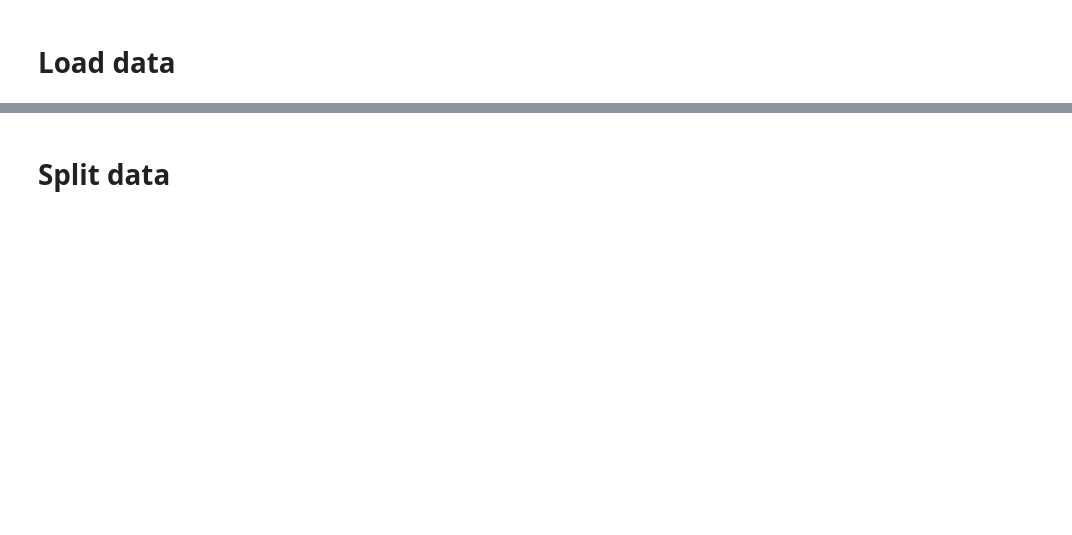
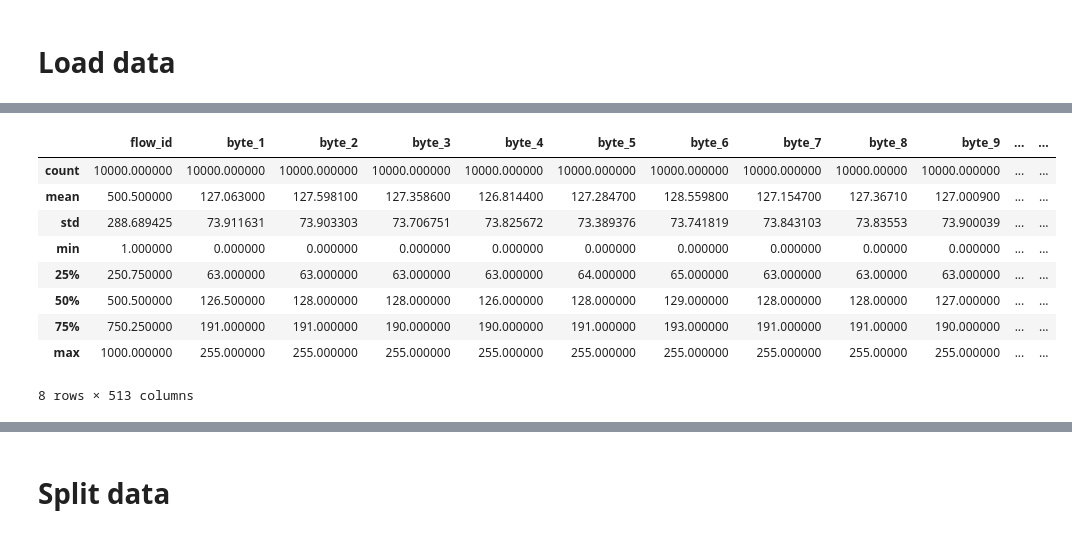
Before and after one commit to KamiYuri/doh-exfitration-detector, a Jupyter notebook: DOH_exfiltration_categorize.ipynb, the cells around one changed output, grey strips where cells are left out. Drawn from its saved outputs; the diff is of its cells as text; code cells hidden in the pictures; blank space fills up the shorter version.

```diff
--- a/DOH_exfiltration_categorize.ipynb
+++ b/DOH_exfiltration_categorize.ipynb
@@ -59,3 +93,16 @@ dnscat2_data.describe()
+# %%
+iodine_data.describe()
+# %% [output]
+|  | flow_id | byte_1 | byte_2 | byte_3 | byte_4 | byte_5 | byte_6 | byte_7 | byte_8 | byte_9 | ... | ... |
+| count | 10000.000000 | 10000.000000 | 10000.000000 | 10000.000000 | 10000.000000 | 10000.000000 | 10000.000000 | 10000.000000 | 10000.00000 | 10000.000000 | ... | ... |
+| mean | 500.500000 | 127.063000 | 127.598100 | 127.358600 | 126.814400 | 127.284700 | 128.559800 | 127.154700 | 127.36710 | 127.000900 | ... | ... |
+| std | 288.689425 | 73.911631 | 73.903303 | 73.706751 | 73.825672 | 73.389376 | 73.741819 | 73.843103 | 73.83553 | 73.900039 | ... | ... |
+| min | 1.000000 | 0.000000 | 0.000000 | 0.000000 | 0.000000 | 0.000000 | 0.000000 | 0.000000 | 0.00000 | 0.000000 | ... | ... |
+| 25% | 250.750000 | 63.000000 | 63.000000 | 63.000000 | 63.000000 | 64.000000 | 65.000000 | 63.000000 | 63.00000 | 63.000000 | ... | ... |
+| 50% | 500.500000 | 126.500000 | 128.000000 | 128.000000 | 126.000000 | 128.000000 | 129.000000 | 128.000000 | 128.00000 | 127.000000 | ... | ... |
+| 75% | 750.250000 | 191.000000 | 191.000000 | 190.000000 | 190.000000 | 191.000000 | 193.000000 | 191.000000 | 191.00000 | 190.000000 | ... | ... |
+| max | 1000.000000 | 255.000000 | 255.000000 | 255.000000 | 255.000000 | 255.000000 | 255.000000 | 255.000000 | 255.00000 | 255.000000 | ... | ... |
+8 rows × 513 columns
 # %%
 benign_data.groupby('flow_id').size().count()
 # %% [output]
```
Also changed, not shown: parts of 46 cells of this notebook.
